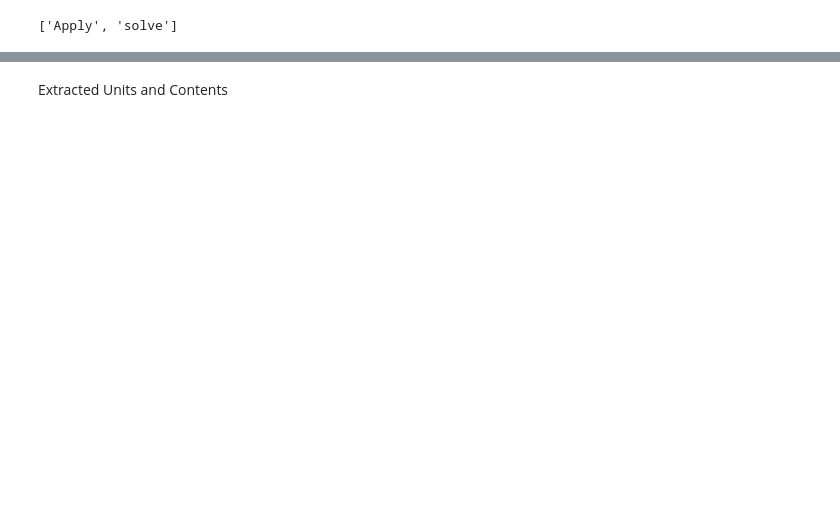
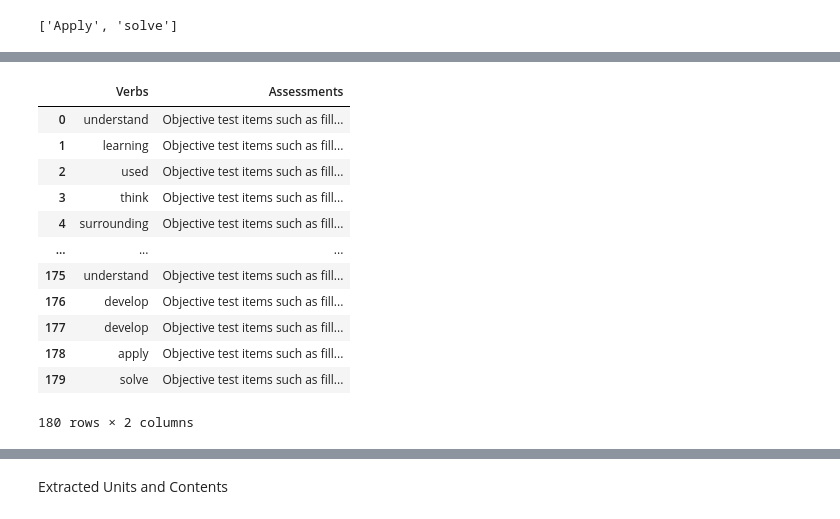
Before and after one commit to rajan-fredrick-04/Research_Project, a Jupyter notebook: Pre Research Works/Research-3b.ipynb, the cells around one changed output, grey strips where cells are left out. Saved outputs shown, nothing was run; the diff lists cells and outputs as text; code cells hidden in the pictures; blank space fills up the shorter version.

```diff
--- a/Pre Research Works/Research-3b.ipynb
+++ b/Pre Research Works/Research-3b.ipynb
@@ -193,0 +290,45 @@ Assessments for course verb 'solve': ['Activities such as research projects, mus
+# %%
+import numpy as np
+import pandas as pd
+import spacy
+from sklearn.metrics.pairwise import cosine_similarity
+
+# Load SpaCy model
+nlp = spacy.load("en_core_web_md")
+
+# Function to get the SpaCy vector for a word
+def get_word_vector(word):
+    doc = nlp(word)
+    if doc.has_vector:
+        return doc.vector
+    else:
+        return np.zeros(nlp.vocab.vectors_length)  # Return zero vector if word not in vocabulary
+
+# Expand 'Verbs' column to match a flattened list
+expanded_rows = []
+for index, row in df_assessments.iterrows():
+    verbs = row['Verbs']
+    if pd.isna(verbs):  # Skip rows with NaN in 'Verbs'
+        continue
+    verb_list = [verb.strip() for verb in verbs.split(',')]  # Split multiple verbs into a list
+    for verb in verb_list:
+        expanded_rows.append({'Verbs': verb, 'Assessments': row['Assessments']})
+
+# Create a new expanded DataFrame
+expanded_df_assessments = pd.DataFrame(expanded_rows)
+# %%
+expanded_df_assessments
+# %% [output]
+|  | Verbs | Assessments |
+| 0 | understand | Objective test items such as fill... |
+| 1 | learning | Objective test items such as fill... |
+| 2 | used | Objective test items such as fill... |
+| 3 | think | Objective test items such as fill... |
+| 4 | surrounding | Objective test items such as fill... |
+| ... | ... | ... |
+| 175 | understand | Objective test items such as fill... |
+| 176 | develop | Objective test items such as fill... |
+| 177 | develop | Objective test items such as fill... |
+| 178 | apply | Objective test items such as fill... |
+| 179 | solve | Objective test items such as fill... |
+180 rows × 2 columns
```
Also changed, not shown: parts of 11 cells of this notebook, 4 other files.
